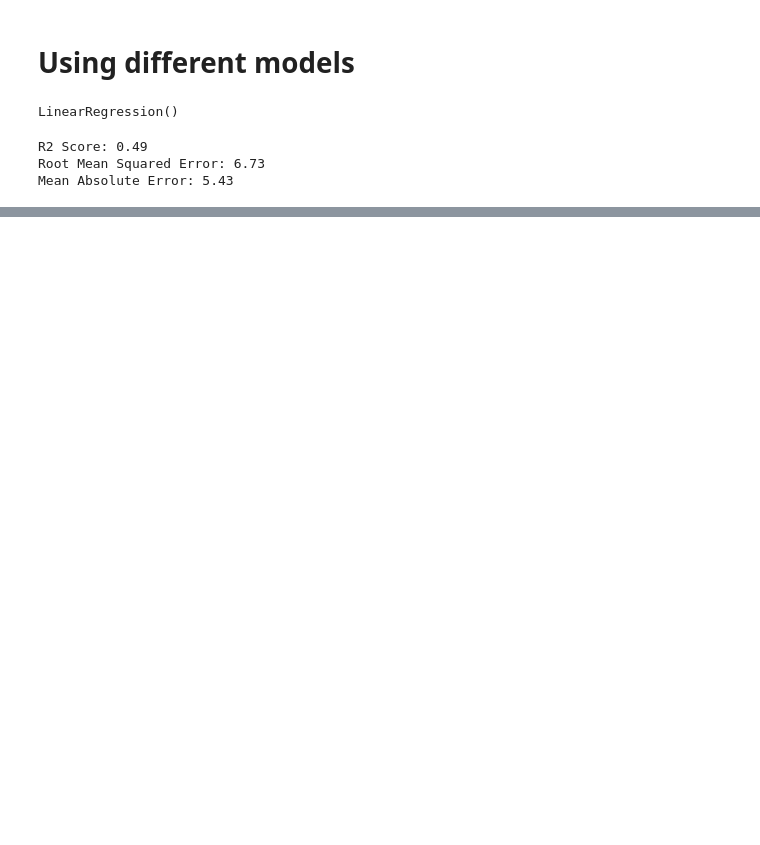
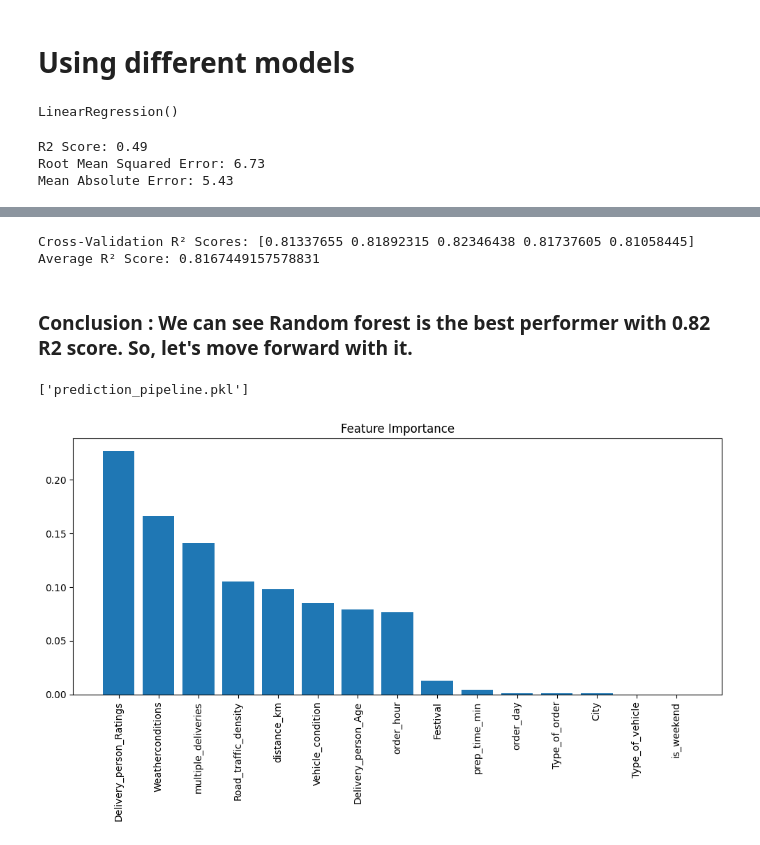
Before and after one commit to Omimishra/Food_delivery_prediction, a Jupyter notebook: feature_extraction.ipynb, the cells around one changed output, grey strips where cells are left out. Cells and saved outputs as stored; diff of their text form; code cells hidden in the pictures; blank space fills up the shorter version.

Commit message:
#build the pipeline

```diff
--- a/feature_extraction.ipynb
+++ b/feature_extraction.ipynb
@@ -225,0 +370,56 @@ Mean Absolute Error: 5.43
+# %%
+from sklearn.model_selection import cross_val_score
+model = RandomForestRegressor(random_state=42)
+
+# Use R² as the scoring metric
+scores = cross_val_score(model, X_train, y_train, cv=5, scoring='r2')
+
+print("Cross-Validation R² Scores:", scores)
+print("Average R² Score:", scores.mean())
+# %% [output]
+Cross-Validation R² Scores: [0.81337655 0.81892315 0.82346438 0.81737605 0.81058445]
+Average R² Score: 0.8167449157578831
+# %% [markdown]
+### Conclusion : We can see Random forest is the best performer with 0.82 R2 score. So, let's move forward with it.
+# %%
+from sklearn.compose import ColumnTransformer
+
+# Identify categorical columns
+categorical_columns = X.select_dtypes(include='object').columns.tolist()
+numeric_columns = X.select_dtypes(exclude='object').columns.tolist()
+
+# Build a column transformer
+preprocessor = ColumnTransformer(
+    transformers=[
+        ('cat', OrdinalEncoder(handle_unknown='use_encoded_value', unknown_value=-1), categorical_columns),
+        ('num', 'passthrough', numeric_columns)
+    ]
+)
+
+from sklearn.pipeline import Pipeline
+
+pipeline = Pipeline([
+    ('preprocessor', preprocessor),
+    ('scaler', StandardScaler()),
+    ('rf', best_rf)
+])
+
+pipeline.fit(X, y)
+import joblib
+joblib.dump(pipeline, "prediction_pipeline.pkl")
+# %% [output]
+['prediction_pipeline.pkl']
+# %%
+
+importances = best_rf.feature_importances_  # Use the best_rf model after tuning
+features = X.columns  # Use the original DataFrame's columns
+indices = importances.argsort()[::-1]
+
+plt.figure(figsize=(10, 6))
+plt.title("Feature Importance")
+plt.bar(range(len(importances)), importances[indices])
+plt.xticks(range(len(importances)), features[indices], rotation=90)
+plt.tight_layout()
+plt.show()
+# %% [output]
+[figure, added]
```
Also changed, not shown: parts of 12 cells of this notebook, 2 other files.
